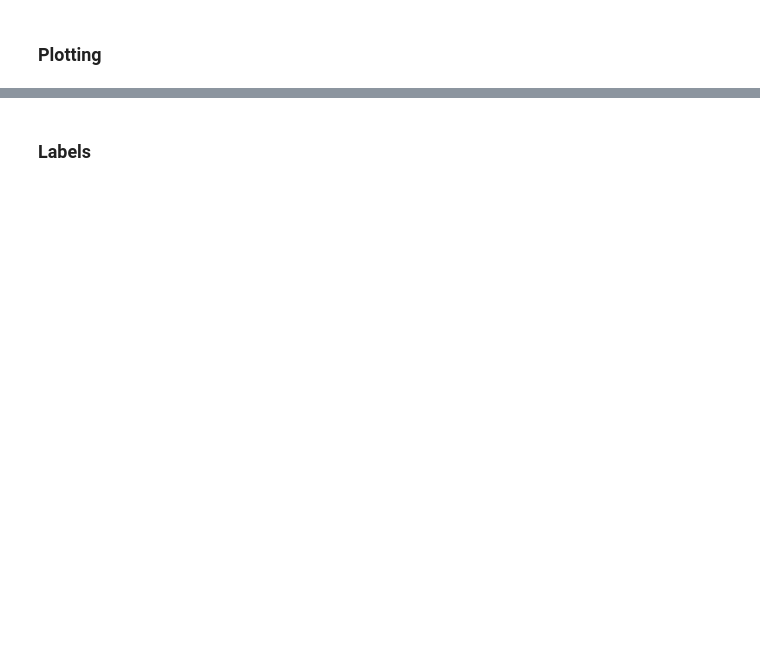
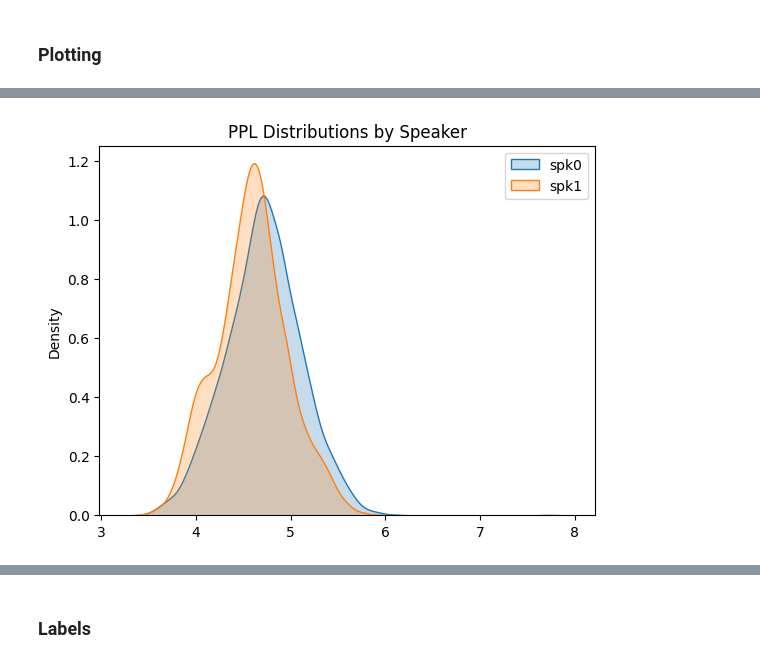
Before and after one commit to serenabono/conversational_dominance, a Jupyter notebook: notebooks/gpt2_dim_analysis.ipynb, the cells around one changed output, grey strips where cells are left out. Cells and saved outputs as stored; diff of their text form; code cells hidden in the pictures; blank space fills up the shorter version.

Commit message:
adding results

```diff
--- a/notebooks/gpt2_dim_analysis.ipynb
+++ b/notebooks/gpt2_dim_analysis.ipynb
@@ -260,8 +60,12 @@ conversation = candor_df.iloc[0]["file_content"]
+# %%
+file_name = "fb50ccf7-1a5a-4d80-b4f0-d5d1a1fd1135"
+dialog = candor_df[candor_df['file_name']==file_name]["file_content"][3]
 # %%
 import re
 pattern = r'<(?:SPK[0-9]|MOD)>'
-dialog_lines = conversation.replace(" <", "\n<").split("\n")[1:]
-start_of_sentence=" "
-matches = re.findall(pattern, "".join(dialog_lines))
+dialog_lines = re.sub(r"[\[\(].*?[\]\)]", "", dialog).replace("<", "\n<").split("\n")[1:]
+matches = [f"{match}" for match in re.findall(pattern, f"{start_of_sentence}".join(dialog_lines))]
 token_list = [tokenizer(token, return_tensors="pt").input_ids[0] for token in dialog_lines]
 encodings = tokenizer(f"{start_of_sentence}".join(dialog_lines), return_tensors="pt")
+assert np.cumsum([len(token) for token in token_list])[-1] == encodings.input_ids[0].shape
+assert len(matches) == len(dialog_lines)
@@ -270,2 +72,9 @@ all_data = pd.read_csv(f"../information_exchange_labelling/{candor_df.iloc[0]['f
+# %%
+all_data = pd.DataFrame({})
+model_name = "llama"
+for p_name in ['p1','p2','p3']:
+    file_name_sample = f'/u/sebono/conversational_dominance/notebooks/information_exchange_labelling/dataset_perplexity_results/CANDOR_{p_name}_unsloth/Meta-Llama-3.1-8B-bnb-4bit/dominance_scores_{file_name}.pkl'
+    with open(file_name_sample, 'rb') as f:
+        all_data[f"{p_name}"] = pickle.load(f)[file_name]
 # %%
 all_data.keys()
@@ -272,7 +83,7 @@ all_data.keys()
 # %%
-baselined_ppls_p1_spk = compute_dominance_per_spk(all_data["baselined_p1_scores"])
-baselined_ppls_p2_spk = compute_dominance_per_spk(all_data["baselined_p2_scores"])
-baselined_ppls_p3_spk = compute_dominance_per_spk(all_data["baselined_p3_scores"])
+baselined_ppls_p1_spk = compute_dominance_per_spk(all_data["p1"], token_list, matches, tokenizer)
+baselined_ppls_p2_spk = compute_dominance_per_spk(all_data["p2"], token_list, matches, tokenizer)
+baselined_ppls_p3_spk = compute_dominance_per_spk(all_data["p3"], token_list, matches, tokenizer)
 # %%
 # Run statistical tests
 from scipy import stats
@@ -297,9 +121,11 @@ compute_significance(baselined_ppls_p1_spk), compute_significance(baselined_ppls
 # %%
 import matplotlib.pyplot as plt
 import seaborn as sns
 
-sns.kdeplot(baselined_ppls_p2_spk["<SPK0>"], label="spk0", fill=True)
-sns.kdeplot(baselined_ppls_p2_spk["<SPK1>"], label="spk1", fill=True)
+sns.kdeplot(baselined_ppls_p3_spk[f"<SPK0>"], label="spk0", fill=True)
+sns.kdeplot(baselined_ppls_p3_spk[f"<SPK1>"], label="spk1", fill=True)
 plt.title("PPL Distributions by Speaker")
 plt.legend()
 plt.show()
+# %% [output]
+[figure, added]
```
Also changed, not shown: parts of 119 cells of this notebook, 23 other files.
